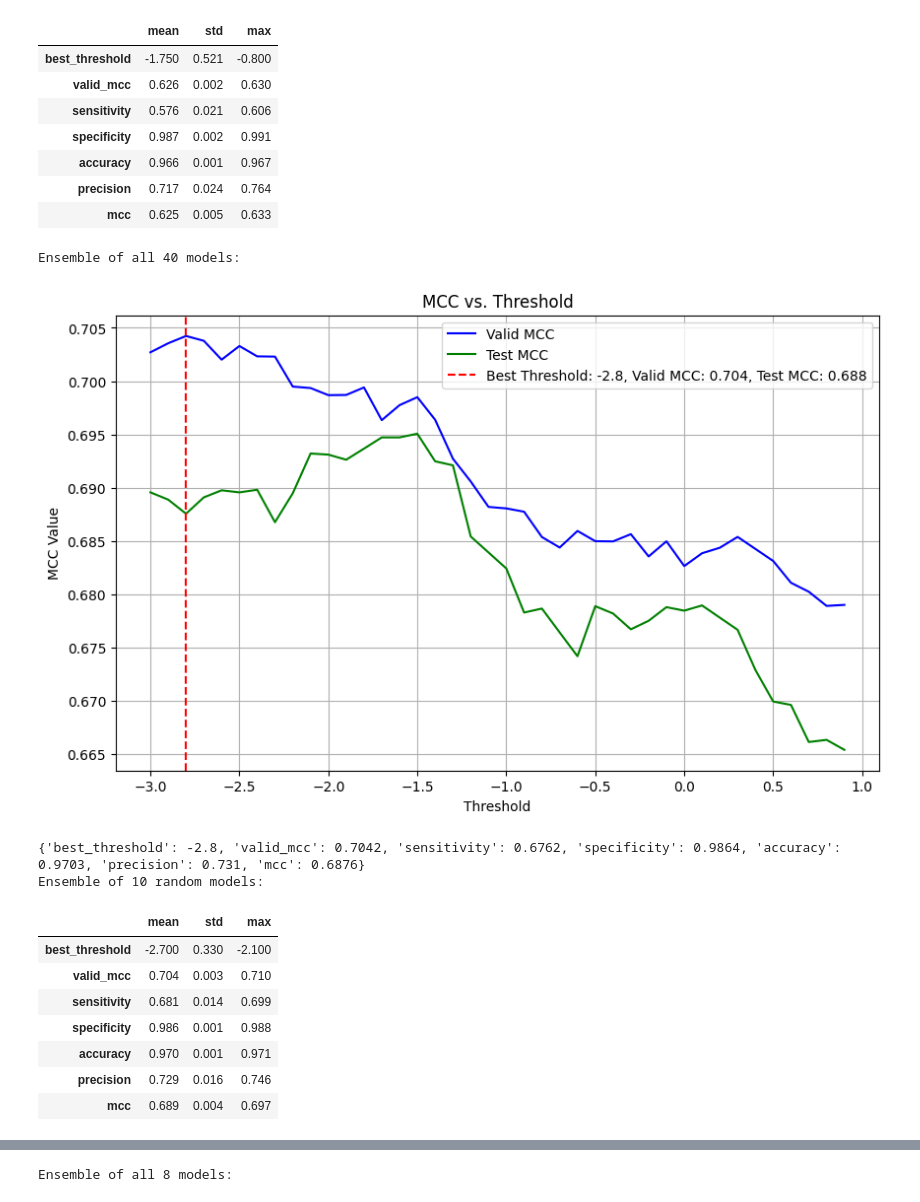
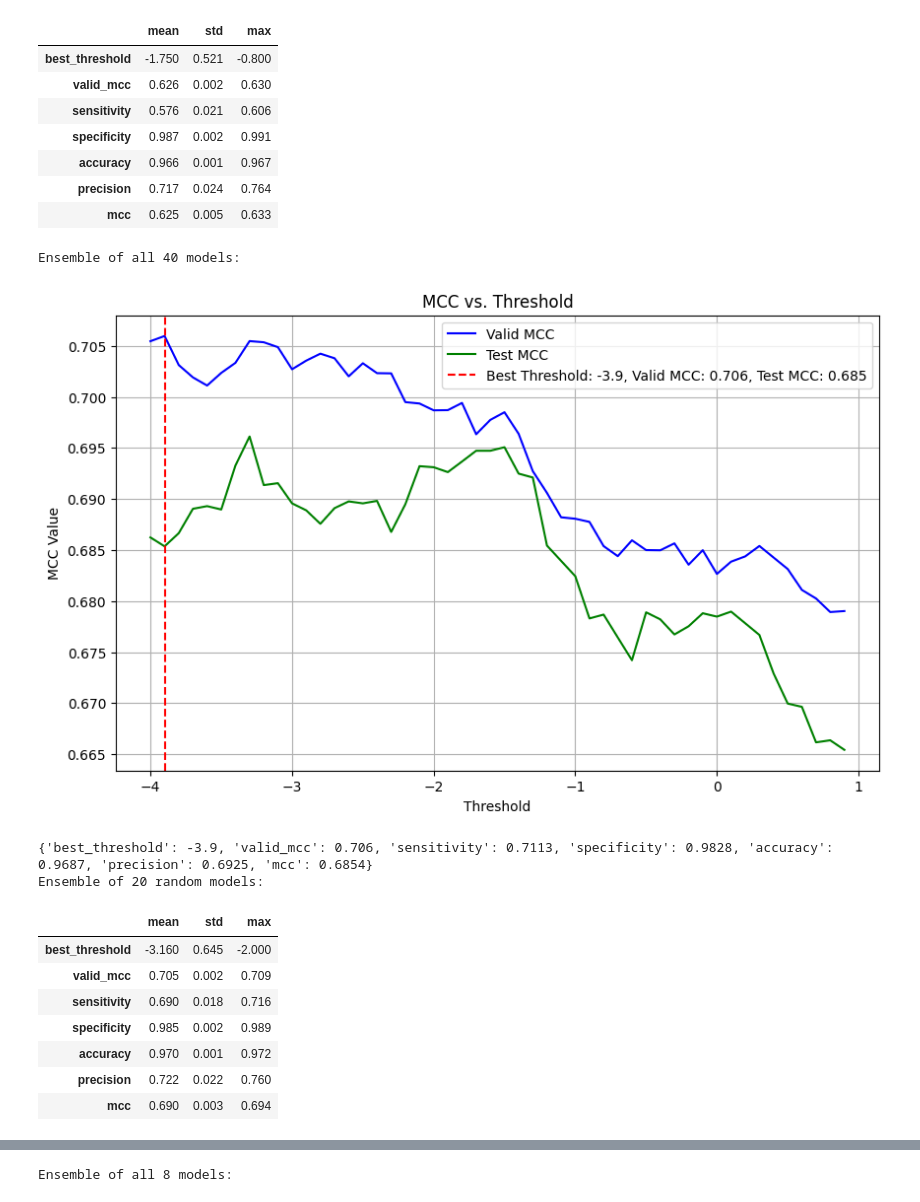
Before and after one commit to dlwocks31/atpbind, a Jupyter notebook: rus/mean_ensemble_csv.ipynb, the cells around one changed output, grey strips where cells are left out. Saved outputs shown, nothing was run; the diff lists cells and outputs as text; code cells hidden in the pictures.

```diff
--- a/rus/mean_ensemble_csv.ipynb
+++ b/rus/mean_ensemble_csv.ipynb
@@ -154,18 +156,18 @@ Ensemble of 10 random models:
 | precision | 0.717 | 0.024 | 0.764 |
 | mcc | 0.625 | 0.005 | 0.633 |
 # %%
-summarize_prefix(['v014'], n=10, plot=True, start=-3, end=1, seed_start=0, seed_end=40)
+summarize_prefix(['v014'], n=20, plot=True, start=-4, end=1, seed_start=0, seed_end=40)
 # %% [output]
 Ensemble of all 40 models:
-[figure, old version]
+[figure, new version]
-{'best_threshold': -2.8, 'valid_mcc': 0.7042, 'sensitivity': 0.6762, 'specificity': 0.9864, 'accuracy': 0.9703, 'precision': 0.731, 'mcc': 0.6876}
-Ensemble of 10 random models:
+{'best_threshold': -3.9, 'valid_mcc': 0.706, 'sensitivity': 0.7113, 'specificity': 0.9828, 'accuracy': 0.9687, 'precision': 0.6925, 'mcc': 0.6854}
+Ensemble of 20 random models:
 |  | mean | std | max |
-| best_threshold | -2.700 | 0.330 | -2.100 |
-| valid_mcc | 0.704 | 0.003 | 0.710 |
-| sensitivity | 0.681 | 0.014 | 0.699 |
-| specificity | 0.986 | 0.001 | 0.988 |
-| accuracy | 0.970 | 0.001 | 0.971 |
-| precision | 0.729 | 0.016 | 0.746 |
-| mcc | 0.689 | 0.004 | 0.697 |
+| best_threshold | -3.160 | 0.645 | -2.000 |
+| valid_mcc | 0.705 | 0.002 | 0.709 |
+| sensitivity | 0.690 | 0.018 | 0.716 |
+| specificity | 0.985 | 0.002 | 0.989 |
+| accuracy | 0.970 | 0.001 | 0.972 |
+| precision | 0.722 | 0.022 | 0.760 |
+| mcc | 0.690 | 0.003 | 0.694 |
 # %%
```
Also changed, not shown: parts of 5 cells of this notebook, 7 other files.
